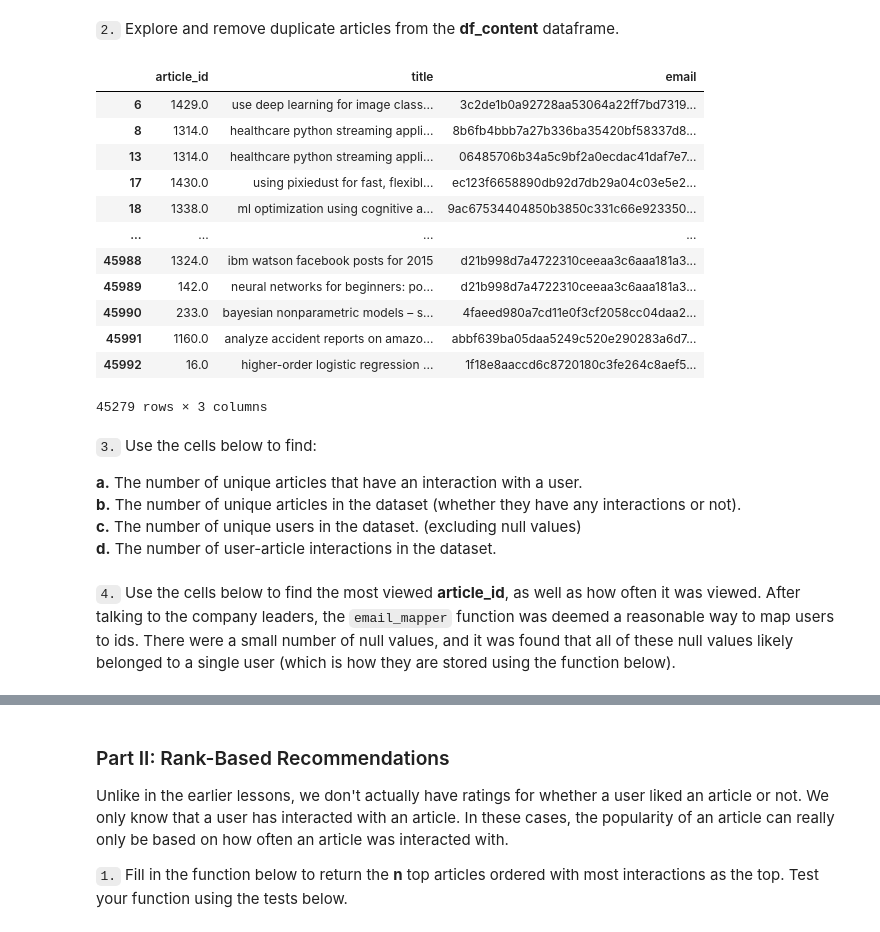
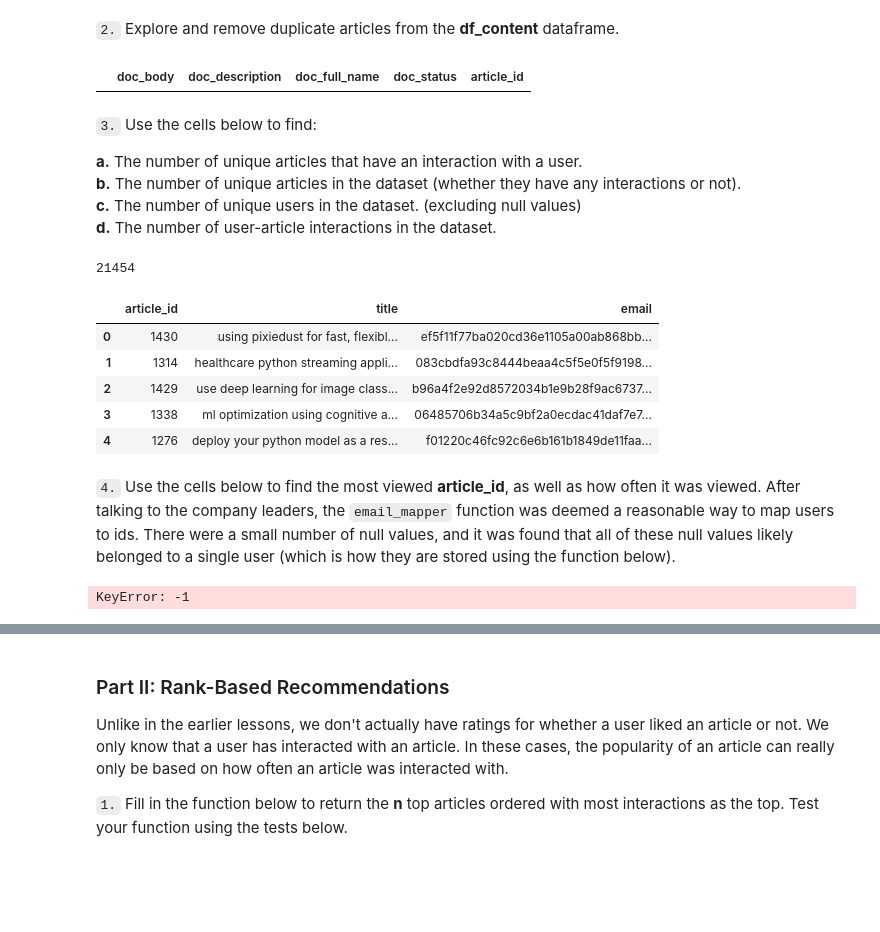
Before and after one commit to akniels/Recommendation_System, a Jupyter notebook: Recommendations_with_IBM.ipynb, the cells around one changed output, grey strips where cells are left out. Cells and saved outputs as stored; diff of their text form; code cells hidden in the pictures; blank space fills up the shorter version.

```diff
--- a/Recommendations_with_IBM.ipynb
+++ b/Recommendations_with_IBM.ipynb
@@ -111,20 +111,8 @@ subfig.show()
 `2.` Explore and remove duplicate articles from the **df_content** dataframe.
 # %%
 # Find and explore duplicate articles
-df[df[['article_id']].duplicated() == True]
+df_content[df_content[['article_id']].duplicated() == True]
 # %% [output]
-|  | article_id | title | email |
-| 6 | 1429.0 | use deep learning for image class... | 3c2de1b0a92728aa53064a22ff7bd7319... |
-| 8 | 1314.0 | healthcare python streaming appli... | 8b6fb4bbb7a27b336ba35420bf58337d8... |
-| 13 | 1314.0 | healthcare python streaming appli... | 06485706b34a5c9bf2a0ecdac41daf7e7... |
-| 17 | 1430.0 | using pixiedust for fast, flexibl... | ec123f6658890db92d7db29a04c03e5e2... |
-| 18 | 1338.0 | ml optimization using cognitive a... | 9ac67534404850b3850c331c66e923350... |
-| ... | ... | ... | ... |
-| 45988 | 1324.0 | ibm watson facebook posts for 2015 | d21b998d7a4722310ceeaa3c6aaa181a3... |
-| 45989 | 142.0 | neural networks for beginners: po... | d21b998d7a4722310ceeaa3c6aaa181a3... |
-| 45990 | 233.0 | bayesian nonparametric models – s... | 4faeed980a7cd11e0f3cf2058cc04daa2... |
-| 45991 | 1160.0 | analyze accident reports on amazo... | abbf639ba05daa5249c520e290283a6d7... |
-| 45992 | 16.0 | higher-order logistic regression ... | 1f18e8aaccd6c8720180c3fe264c8aef5... |
+|  | doc_body | doc_description | doc_full_name | doc_status | article_id |
-45279 rows × 3 columns
 # %%
 # Remove any rows that have the same article_id - only keep the first
@@ -136,4 +124,23 @@ df.drop_duplicates()
 **b.** The number of unique articles in the dataset (whether they have any interactions or not).<br>
 **c.** The number of unique users in the dataset. (excluding null values) <br>
 **d.** The number of user-article interactions in the dataset.
+# %%
+df['article_id'] = df['article_id'].astype('int64')
+data_lake_inner = df.merge(df_content, how='inner', left_on='article_id', right_on='article_id')
+un_art = len(data_lake_inner.article_id.unique())-1
+tot_art = len(set(df.article_id.unique() + df.article_id.unique()))
+uniq_us = len(df.email.unique())
+total_interactions = data_lake_inner.shape[0]
+total_interactions
+# %% [output]
+21454
+# %%
+df.head()
+# %% [output]
+|  | article_id | title | email |
+| 0 | 1430 | using pixiedust for fast, flexibl... | ef5f11f77ba020cd36e1105a00ab868bb... |
+| 1 | 1314 | healthcare python streaming appli... | 083cbdfa93c8444beaa4c5f5e0f5f9198... |
+| 2 | 1429 | use deep learning for image class... | b96a4f2e92d8572034b1e9b28f9ac6737... |
+| 3 | 1338 | ml optimization using cognitive a... | 06485706b34a5c9bf2a0ecdac41daf7e7... |
+| 4 | 1276 | deploy your python model as a res... | f01220c46fc92c6e6b161b1849de11faa... |
 # %%
@@ -146,6 +155,8 @@ user_article_interactions = # The number of user-article interactions
 # %%
-most_viewed_article_id = # The most viewed article in the dataset as a string with one value following the decimal
-max_views = # The most viewed article in the dataset was viewed how many times?
+most_viewed_article_id = mvai.index[-1] # The most viewed article in the dataset as a string with one value following the decimal
+max_views = mvai[-1] # The most viewed article in the dataset was viewed how many times?
+# %% [output]
+KeyError: -1
 # %%
 ## No need to change the code here - this will be helpful for later parts of the notebook
 # Run this cell to map the user email to a user_id column and remove the email column
```
Also changed, not shown: parts of 8 cells of this notebook, 1 other file.
